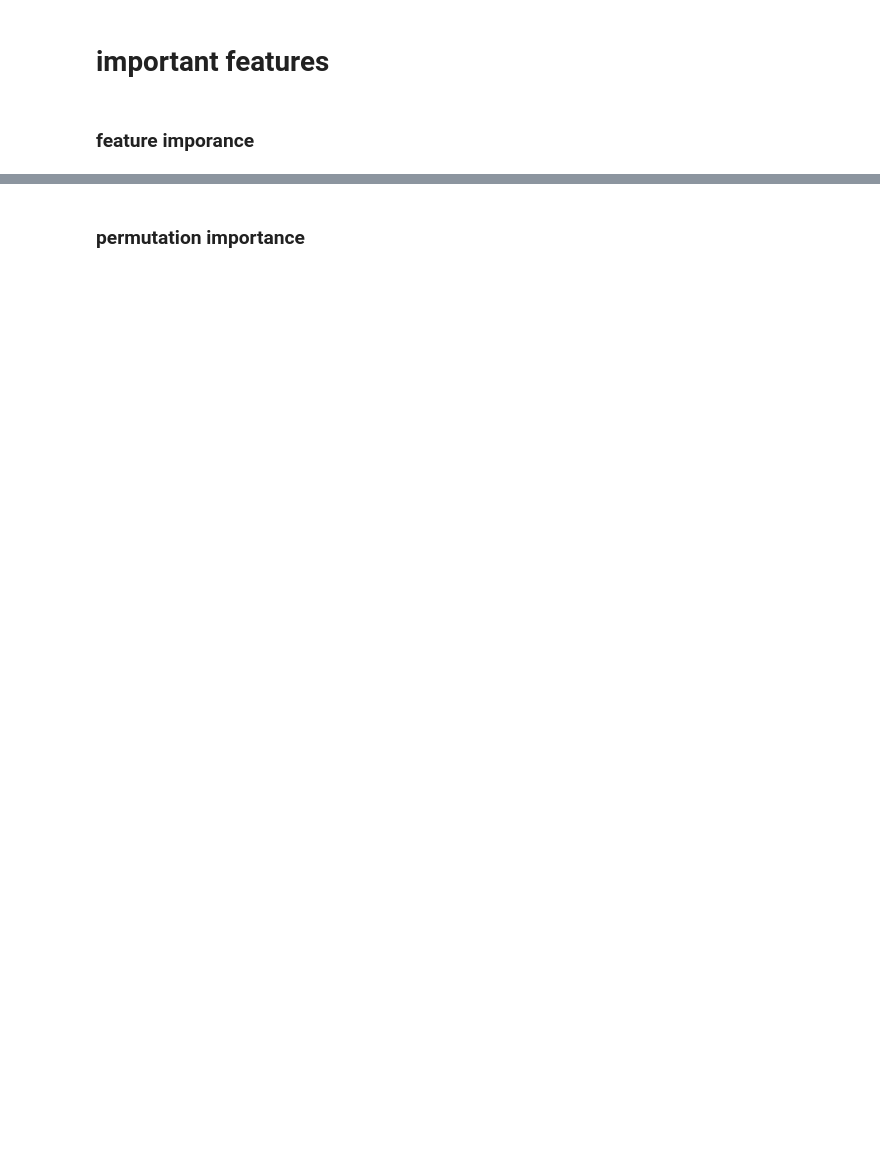
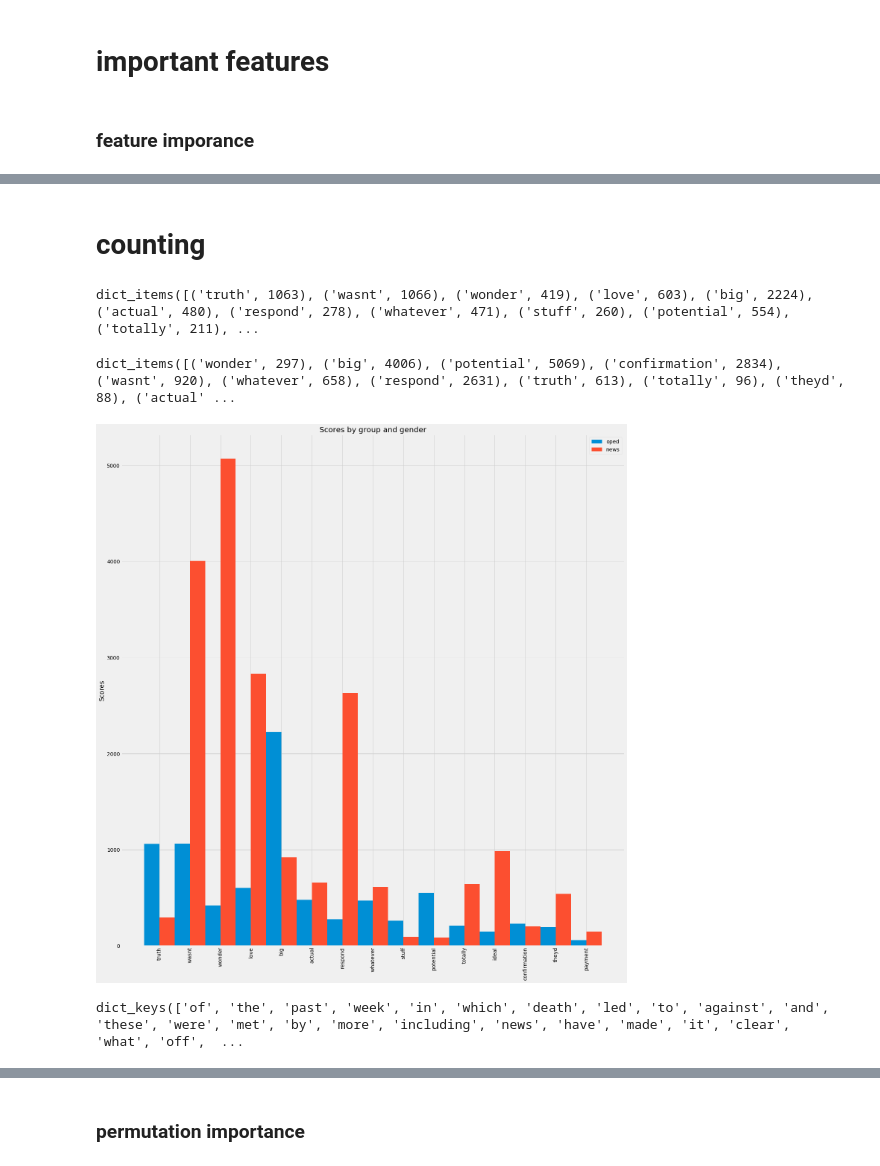
Before and after one commit to dj-betts/opinion_classifier, a Jupyter notebook: nlp.ipynb, the cells around one changed output, grey strips where cells are left out. Saved outputs shown, nothing was run; the diff lists cells and outputs as text; code cells hidden in the pictures; blank space fills up the shorter version.

Commit message:
feature impor and count

```diff
--- a/nlp.ipynb
+++ b/nlp.ipynb
@@ -634,0 +652,67 @@ top_100 =
+# %%
+news_string = news.text.str.cat(sep = " ")
+# %% [markdown]
+# counting
+# %%
+top_10 = feat_scores[-15:].index
+# %%
+oped_list = [word for word in oped_string.split() if word in list(top_10)]
+oped_ed_counter = Counter(oped_list)
+# %%
+oped_ed_counter.items()
+# %% [output]
+dict_items([('truth', 1063), ('wasnt', 1066), ('wonder', 419), ('love', 603), ('big', 2224), ('actual', 480), ('respond', 278), ('whatever', 471), ('stuff', 260), ('potential', 554), ('totally', 211), ...
+# %%
+news_list = [word for word in news_string.split() if word  in list(top_10)]
+news_counter = Counter(news_list)
+news_counter.items()
+# %% [output]
+dict_items([('wonder', 297), ('big', 4006), ('potential', 5069), ('confirmation', 2834), ('wasnt', 920), ('whatever', 658), ('respond', 2631), ('truth', 613), ('totally', 96), ('theyd', 88), ('actual' ...
+# %%
+import matplotlib
+import matplotlib.pyplot as plt
+import numpy as np
+
+
+labels = oped_ed_counter.keys()
+oped_counts = oped_ed_counter.values()
+news_counts = news_counter.values()
+
+x = np.arange(len(labels))  # the label locations
+width = 0.5  # the width of the bars
+
+fig, ax = plt.subplots(figsize=(20,20))
+rects1 = ax.bar(x - width/2, oped_counts, width, label='oped')
+rects2 = ax.bar(x + width/2, news_counts, width, label='news')
+
+# Add some text for labels, title and custom x-axis tick labels, etc.
+ax.set_ylabel('Scores')
+ax.set_title('Scores by group and gender')
+ax.set_xticks(x)
+ax.set_xticklabels(labels)
+ax.legend()
+
+
+# def autolabel(rects):
+#     """Attach a text label above each bar in *rects*, displaying its height."""
+#     for rect in rects:
+#         height = rect.get_height()
+#         ax.annotate('{}'.format(height),
+#                     xy=(rect.get_x() + rect.get_width() / 2, height),
+#                     xytext=(0, 3),  # 3 points vertical offset
+#                     textcoords="offset p/;oints",
+#                     ha='center', va='bottom')
+
+
+#autolabel(rects1)
+#autolabel(rects2)
+
+fig.tight_layout()
+plt.xticks(rotation=90)
+plt.show()
+# %% [output]
+[figure, added]
+# %%
+labels
+# %% [output]
+dict_keys(['of', 'the', 'past', 'week', 'in', 'which', 'death', 'led', 'to', 'against', 'and', 'these', 'were', 'met', 'by', 'more', 'including', 'news', 'have', 'made', 'it', 'clear', 'what', 'off',  ...
```
Also changed, not shown: parts of 34 cells of this notebook, 2 other files.
